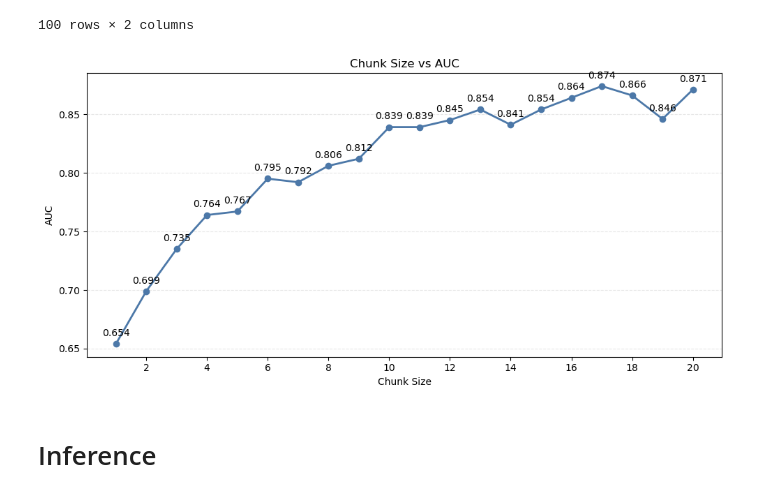
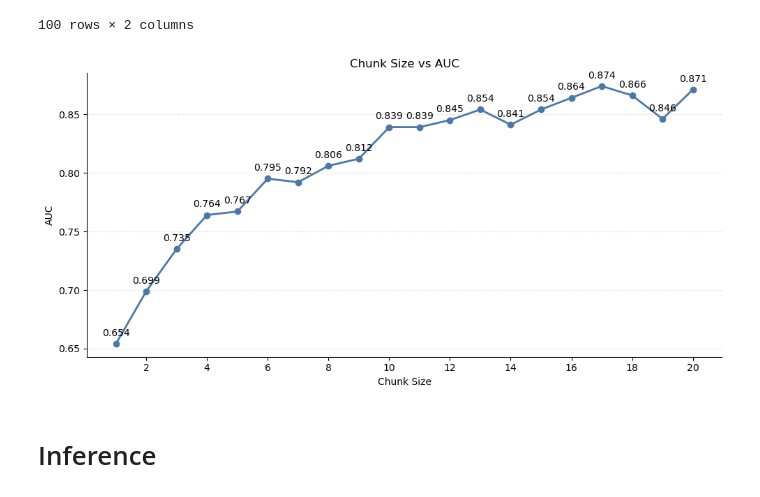
Before and after one commit to Jiefei-Wang/rat-model, a Jupyter notebook: scripts/manuscript/models.ipynb, the cells around one changed output. Cells and saved outputs as stored; diff of their text form; code cells hidden in the pictures.

```diff
--- a/scripts/manuscript/models.ipynb
+++ b/scripts/manuscript/models.ipynb
@@ -668,34 +671,35 @@ chunk_results_df2 = chunk_results_df2[chunk_results_df2['Chunk Size'] <= 20]
 
 plt.figure(figsize=(10, 5))
 plt.plot(
     chunk_results_df2['Chunk Size'],
     chunk_results_df2['AUC'],
     marker='o',
     linewidth=2,
     color='#4C78A8'
  )
+plt.gca().spines[['top', 'right']].set_visible(False)
 
 for chunk_size, auc in zip(chunk_results_df2['Chunk Size'], chunk_results_df2['AUC']):
     plt.annotate(
         f'{auc:.3f}',
         (chunk_size, auc),
         textcoords='offset points',
         xytext=(0, 8),
         ha='center'
     )
 ax = plt.gca()
 ax.xaxis.set_major_locator(MultipleLocator(2))
 plt.xlabel('Chunk Size')
 plt.ylabel('AUC')
 plt.title('Chunk Size vs AUC')
 plt.grid(axis='y', linestyle='--', alpha=0.3)
 plt.tight_layout()
 
 fig = plt.gcf()
 fig.savefig(f"{figure_path}/auc_by_chunk_size.png", dpi=300, bbox_inches="tight")
 plt.show()
 # %% [output]
-[figure, old version]
+[figure, new version]
 # %% [markdown]
 # Inference
 # %%
```
Also changed, not shown: parts of 8 cells of this notebook.
